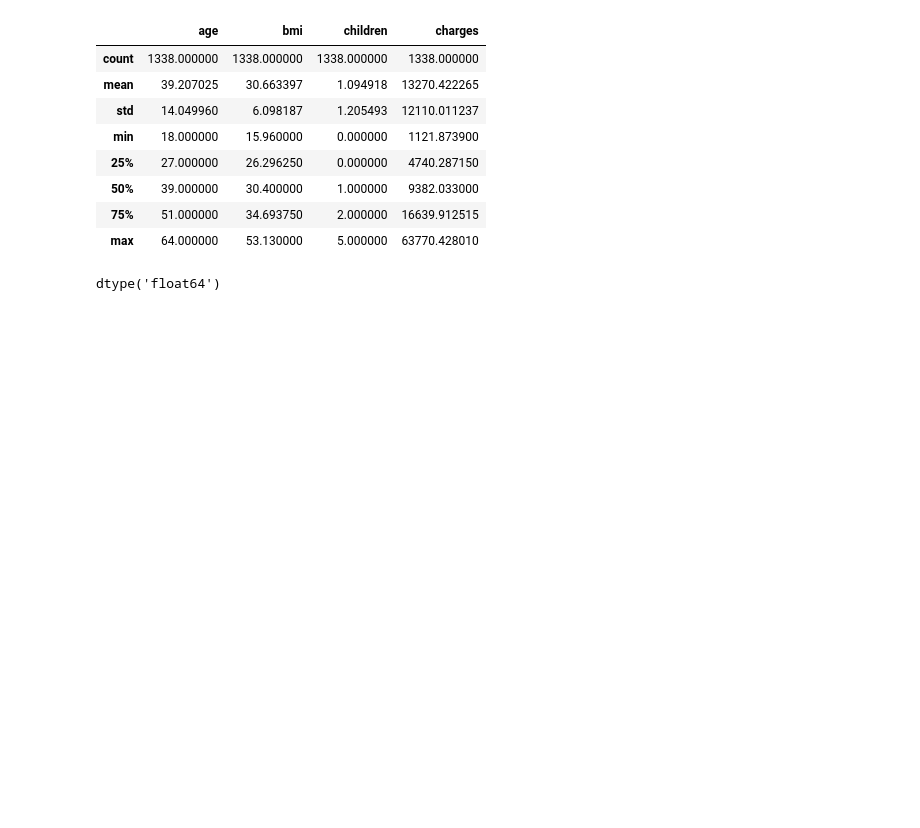
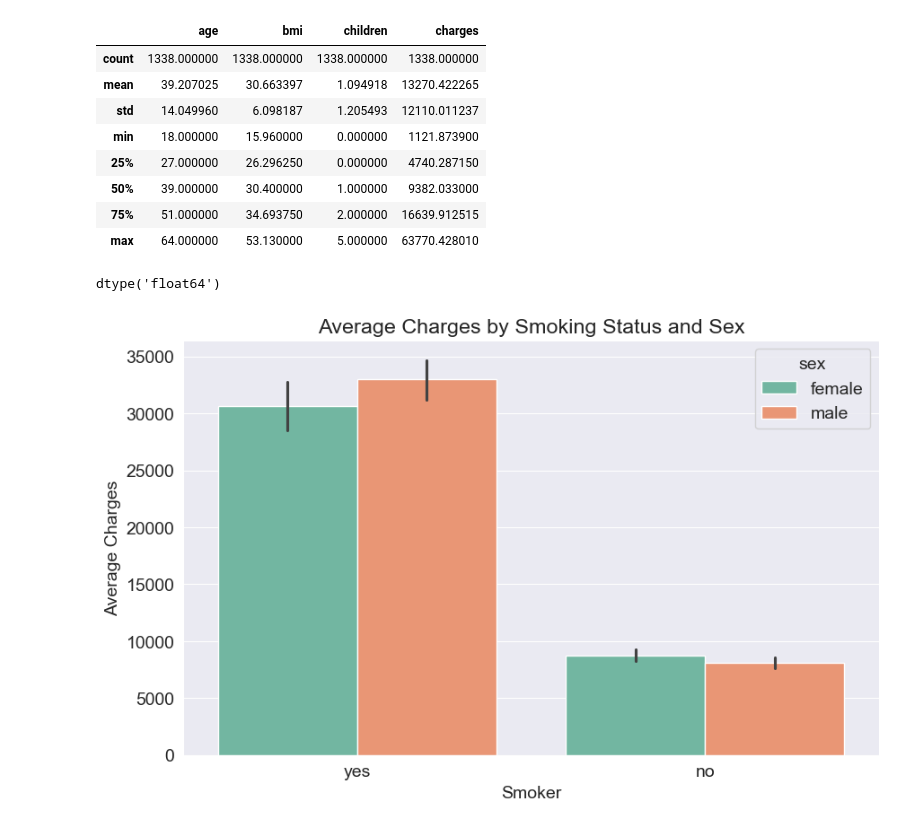
Before and after one commit to Yared-Mengiste/pridicting_medical_expenses_linear_regression, a Jupyter notebook: linear_regression.ipynb, the cells around one changed output. Cells and saved outputs as stored; diff of their text form; code cells hidden in the pictures; blank space fills up the shorter version.

Commit message:
visualize relation b/n charges and other features in the dataset

```diff
--- a/linear_regression.ipynb
+++ b/linear_regression.ipynb
@@ -68,0 +80,8 @@ fig.show()
+# %%
+fig = sns.barplot(x="smoker", y="charges", data=medical_df, hue="sex", palette="Set2")
+fig.set_title("Average Charges by Smoking Status and Sex")
+fig.set_xlabel("Smoker")
+fig.set_ylabel("Average Charges")
+plt.show()
+# %% [output]
+[figure, added]
```
Also changed, not shown: parts of 7 cells of this notebook.
